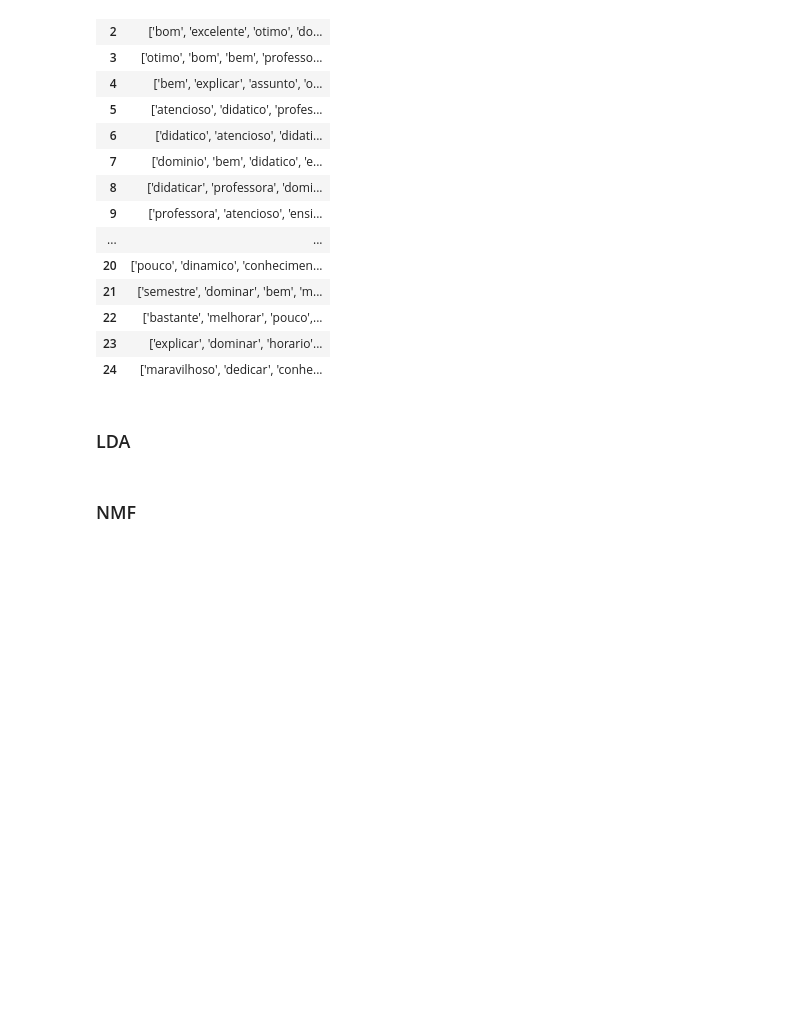
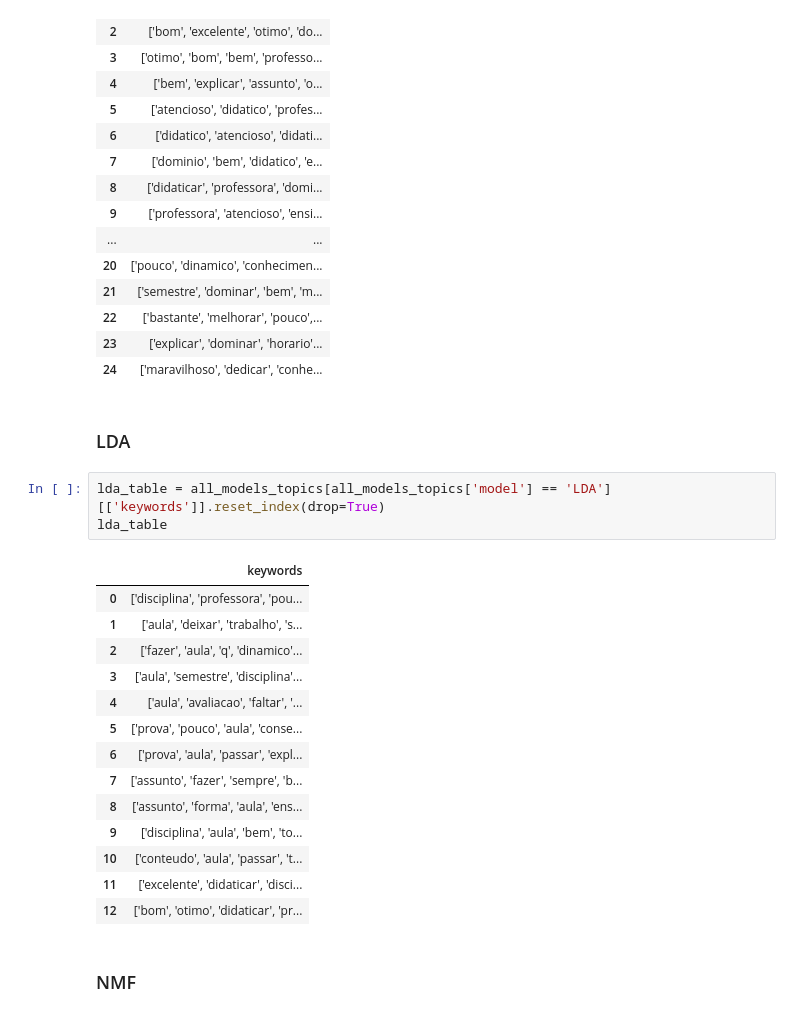
Before and after one commit to PaulaManoella/student_perceptions_analysis_BRACIS, a Jupyter notebook: notebook/output_analysis.ipynb, the cells around one changed output. Drawn from its saved outputs; the diff is of its cells as text; blank space fills up the shorter version.

Commit message:
all topics viewer test

```diff
--- a/notebook/output_analysis.ipynb
+++ b/notebook/output_analysis.ipynb
@@ -99,5 +99,23 @@ lsa_table
 | 24 | ['maravilhoso', 'dedicar', 'conhe... |
 # %% [markdown]
 ### LDA
+# %%
+lda_table = all_models_topics[all_models_topics['model'] == 'LDA'][['keywords']].reset_index(drop=True)
+lda_table
+# %% [output]
+|  | keywords |
+| 0 | ['disciplina', 'professora', 'pou... |
+| 1 | ['aula', 'deixar', 'trabalho', 's... |
+| 2 | ['fazer', 'aula', 'q', 'dinamico'... |
+| 3 | ['aula', 'semestre', 'disciplina'... |
+| 4 | ['aula', 'avaliacao', 'faltar', '... |
+| 5 | ['prova', 'pouco', 'aula', 'conse... |
+| 6 | ['prova', 'aula', 'passar', 'expl... |
+| 7 | ['assunto', 'fazer', 'sempre', 'b... |
+| 8 | ['assunto', 'forma', 'aula', 'ens... |
+| 9 | ['disciplina', 'aula', 'bem', 'to... |
+| 10 | ['conteudo', 'aula', 'passar', 't... |
+| 11 | ['excelente', 'didaticar', 'disci... |
+| 12 | ['bom', 'otimo', 'didaticar', 'pr... |
 # %% [markdown]
 ### NMF
```
Also changed, not shown: parts of 2 cells of this notebook.
